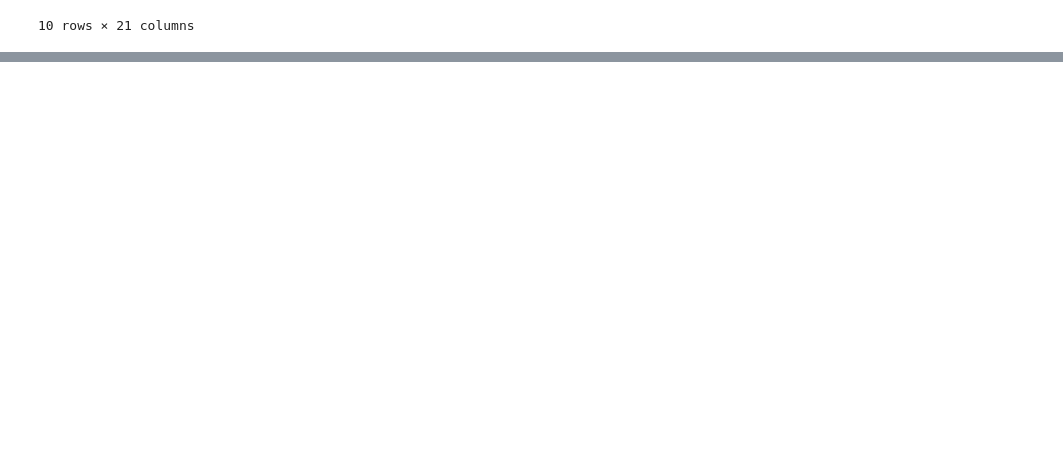
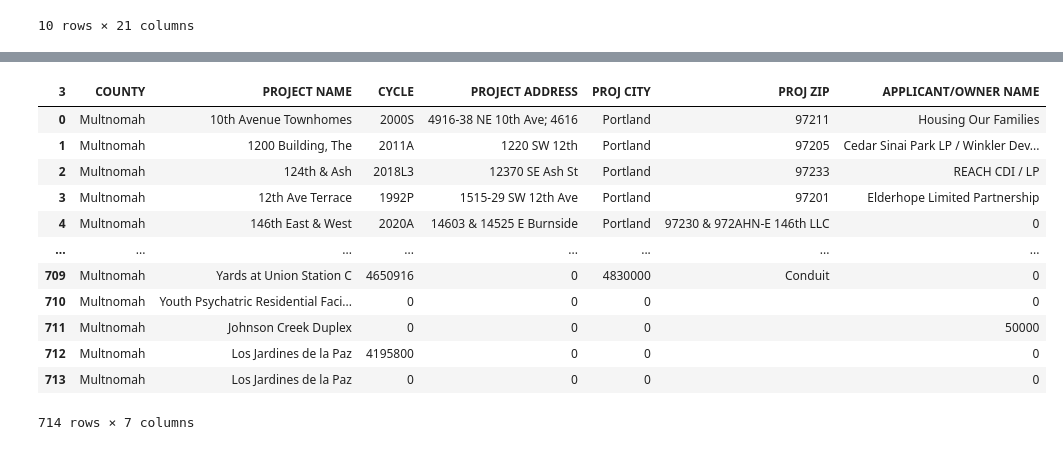
Before and after one commit to nickiwahlers111/Low-Income-Housing-Data, a Jupyter notebook: findMultnomah.ipynb, the cells around one changed output, grey strips where cells are left out. Saved outputs shown, nothing was run; the diff lists cells and outputs as text; code cells hidden in the pictures; blank space fills up the shorter version.

```diff
--- a/findMultnomah.ipynb
+++ b/findMultnomah.ipynb
@@ -97,0 +100,21 @@ df_mult.head(10)
+# %%
+
+df_mult = df_mult.fillna('')
+# mask = df_mult['PROJECT ADDRESS '].str.contains(' W | NW ')
+# df_west = df_mult.loc[mask]
+# df_west
+df_mult
+# %% [output]
+| 3 | COUNTY | PROJECT NAME | CYCLE | PROJECT ADDRESS | PROJ CITY | PROJ ZIP | APPLICANT/OWNER NAME |
+| 0 | Multnomah | 10th Avenue Townhomes | 2000S | 4916-38 NE 10th Ave; 4616 | Portland | 97211 | Housing Our Families |
+| 1 | Multnomah | 1200 Building, The | 2011A | 1220 SW 12th | Portland | 97205 | Cedar Sinai Park LP / Winkler Dev... |
+| 2 | Multnomah | 124th & Ash | 2018L3 | 12370 SE Ash St | Portland | 97233 | REACH CDI / LP |
+| 3 | Multnomah | 12th Ave Terrace | 1992P | 1515-29 SW 12th Ave | Portland | 97201 | Elderhope Limited Partnership |
+| 4 | Multnomah | 146th East & West | 2020A | 14603 & 14525 E Burnside | Portland | 97230 & 972AHN-E 146th LLC | 0 |
+| ... | ... | ... | ... | ... | ... | ... | ... |
+| 709 | Multnomah | Yards at Union Station C | 4650916 | 0 | 4830000 | Conduit | 0 |
+| 710 | Multnomah | Youth Psychatric Residential Faci... | 0 | 0 | 0 |  | 0 |
+| 711 | Multnomah | Johnson Creek Duplex | 0 | 0 | 0 |  | 50000 |
+| 712 | Multnomah | Los Jardines de la Paz | 4195800 | 0 | 0 |  | 0 |
+| 713 | Multnomah | Los Jardines de la Paz | 0 | 0 | 0 |  | 0 |
+714 rows × 7 columns
```
Also changed, not shown: parts of 1 cell of this notebook, 2 other files.
